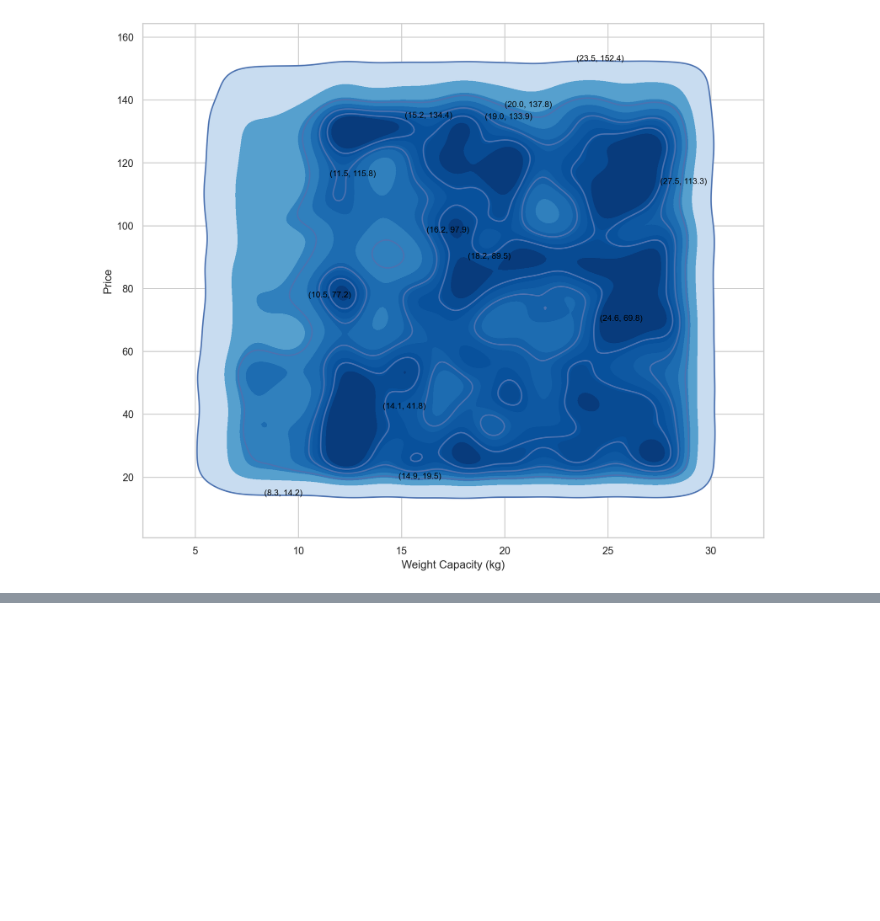
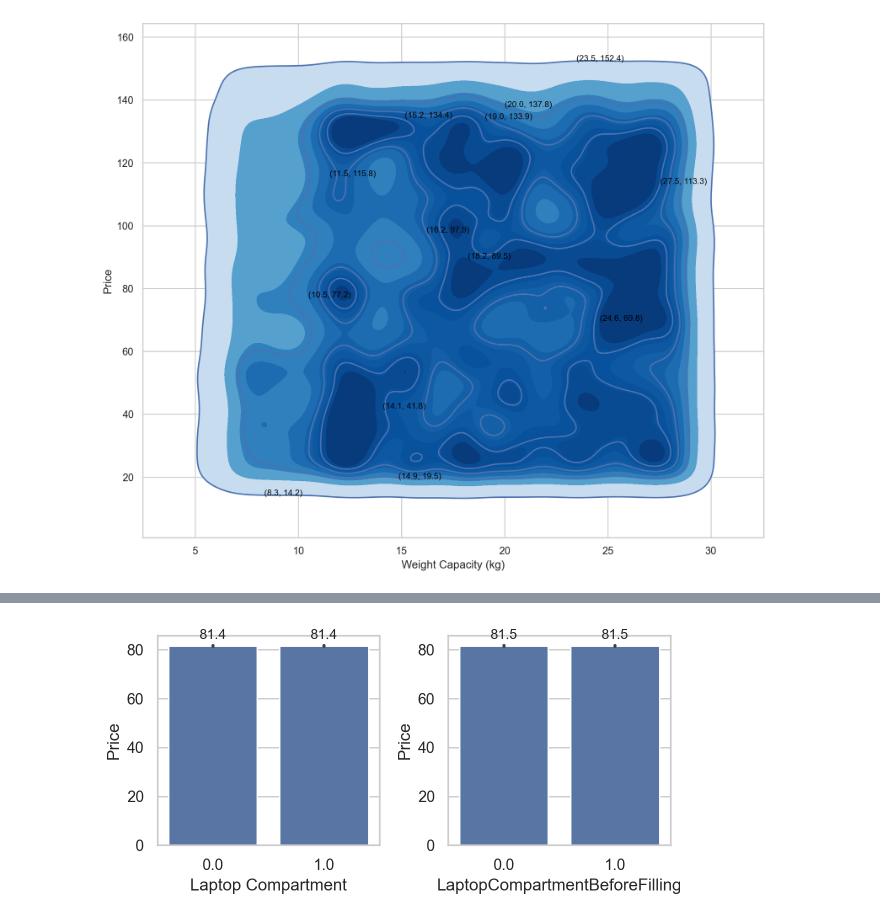
Before and after one commit to JordanPiper315/backpack_prediction_challenge, a Jupyter notebook: backpack_prediction_challenge.ipynb, the cells around one changed output, grey strips where cells are left out. Saved outputs shown, nothing was run; the diff lists cells and outputs as text; code cells hidden in the pictures; blank space fills up the shorter version.

Commit message:
all missing values dealt with

```diff
--- a/backpack_prediction_challenge.ipynb
+++ b/backpack_prediction_challenge.ipynb
@@ -353,0 +386,22 @@ plt.show()
+# %%
+for df in (train1, test, train_test):
+  df['LaptopCompartmentBeforeFilling'] = df['Laptop Compartment'].copy()
+  for i, row in df[df['Laptop Compartment'].isna()].iterrows():
+    similar_subset = train_test[~train_test['Laptop Compartment'].isna()]
+    for correlated_col in ['Weight Capacity (kg)', 'Size', 'Waterproof', 'Style', 'Material', 'Brand', 'Color']:
+      idx_value_match = similar_subset[correlated_col] == row[correlated_col]
+      if idx_value_match.sum() < 5:
+        break
+      similar_subset = similar_subset[idx_value_match]
+    df.loc[i, 'Laptop Compartment'] = similar_subset['Laptop Compartment'].mode().iloc[0]
+# %%
+categorical_columns = ['Laptop Compartment', 'LaptopCompartmentBeforeFilling']
+
+fig, axes = plt.subplots(1,2,figsize=(6, 3))
+for i, categorical_column in enumerate(categorical_columns):
+  ax = axes[i]
+  barplot = sns.barplot(data=train1, x=categorical_column, y='Price', ax=ax)
+  for container in ax.containers:
+    ax.bar_label(container, fmt="%.1f", fontsize=10, padding=3)
+plt.tight_layout()
+# %% [output]
@@ -353,0 +412 @@ plt.show()
+[figure, added]
```
Also changed, not shown: parts of 29 cells of this notebook.
